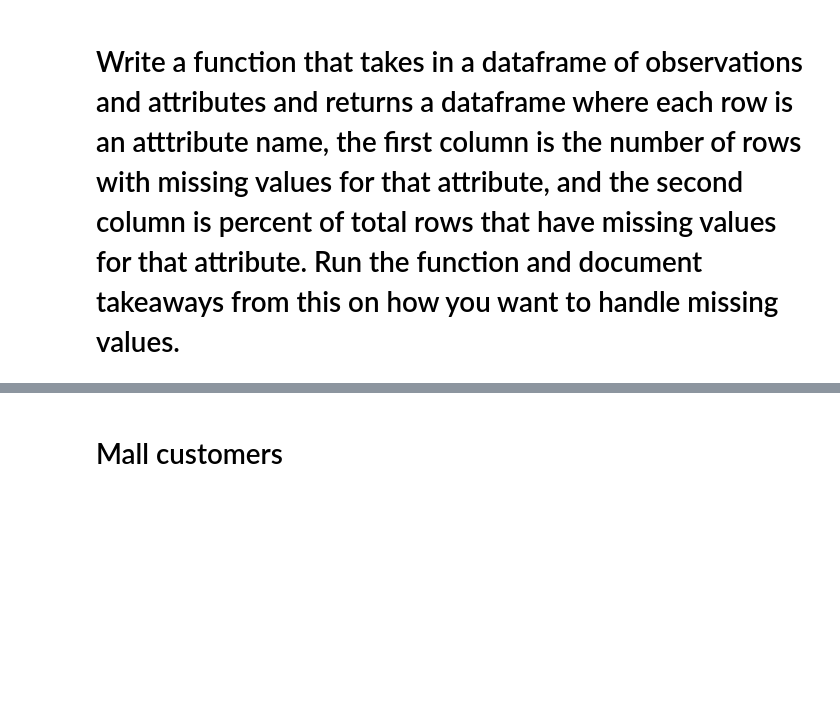
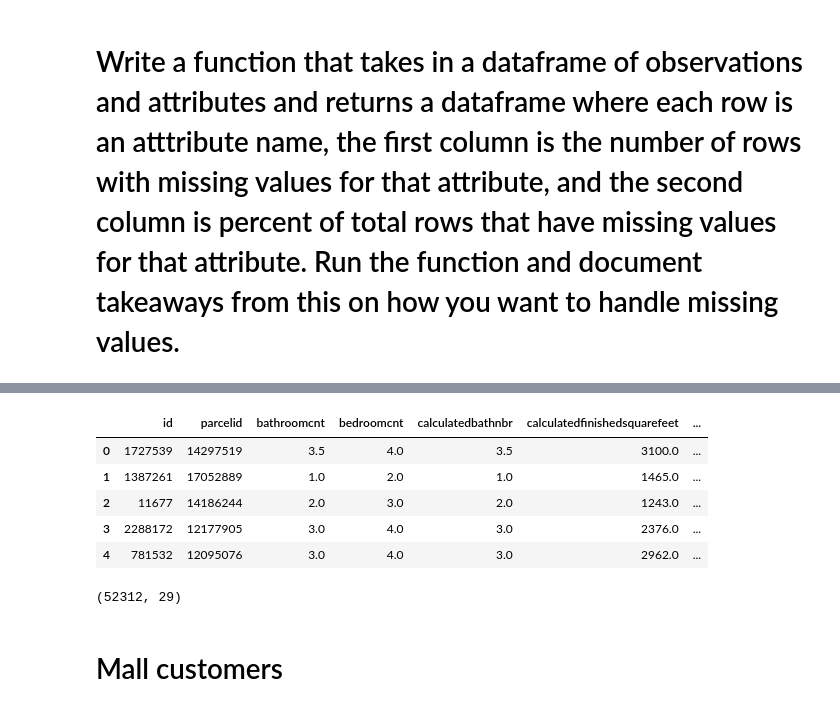
Before and after one commit to Saroj6632/clustering-exercises, a Jupyter notebook: Zillow_acquire.ipynb, the cells around one changed output, grey strips where cells are left out. Drawn from its saved outputs; the diff is of its cells as text; code cells hidden in the pictures; blank space fills up the shorter version.

```diff
--- a/Zillow_acquire.ipynb
+++ b/Zillow_acquire.ipynb
@@ -15,18 +15,3 @@ pd.set_option('display.max_columns', None)
 # function to establish connection to MySQL workbench to retrieve data.
 def get_connection(db, user=env.username, host=env.host, password=env.password):
     return f'mysql+pymysql://{env.username}:{env.password}@{env.host}/{db}'
-# %%
-def new_zillow_data():
-    sql_querry= '''
-            select *
-            from properties_2017
-            right join predictions_2017  using(parcelid)
-            WHERE transactiondate < '2018'
-
-            '''
-
-
-    df= pd.read_sql(sql_querry, get_connection('zillow'))
-    df= df.drop(columns='id')
-    df= df.drop_duplicates(subset=['parcelid'],keep='last')
-    return df
@@ -183,3 +191,36 @@ nulls_by_rows(df)
+# %%
+# function to drop columns/rows based on proportion of nulls in dtaframe
+def null_annihilaton(df,prop_required_column, prop_required_row):
+
+    prop_null_column = 1 - prop_required_column
+
+    for col in list(df.columns):
+
+        null_sum = df[col].isna().sum()
+        null_pct = null_sum / df.shape[0]
+
+        if null_pct > prop_null_column:
+            df.drop(columns=col, inplace=True)
+
+    row_threshold = int(prop_required_row * df.shape[1])
+
+    df.dropna(axis=0, thresh=row_threshold, inplace=True)
+
+    return df
+# %%
+df_dropped = null_annihilaton(df, .80,.80)
+df_dropped.head()
+# %% [output]
+|  | id | parcelid | bathroomcnt | bedroomcnt | calculatedbathnbr | calculatedfinishedsquarefeet | ... |
+| 0 | 1727539 | 14297519 | 3.5 | 4.0 | 3.5 | 3100.0 | ... |
+| 1 | 1387261 | 17052889 | 1.0 | 2.0 | 1.0 | 1465.0 | ... |
+| 2 | 11677 | 14186244 | 2.0 | 3.0 | 2.0 | 1243.0 | ... |
+| 3 | 2288172 | 12177905 | 3.0 | 4.0 | 3.0 | 2376.0 | ... |
+| 4 | 781532 | 12095076 | 3.0 | 4.0 | 3.0 | 2962.0 | ... |
+# %%
+df_dropped.shape
+# %% [output]
+(52312, 29)
 # %% [markdown]
 # Mall  customers
 # %%
```
Also changed, not shown: parts of 25 cells of this notebook.
